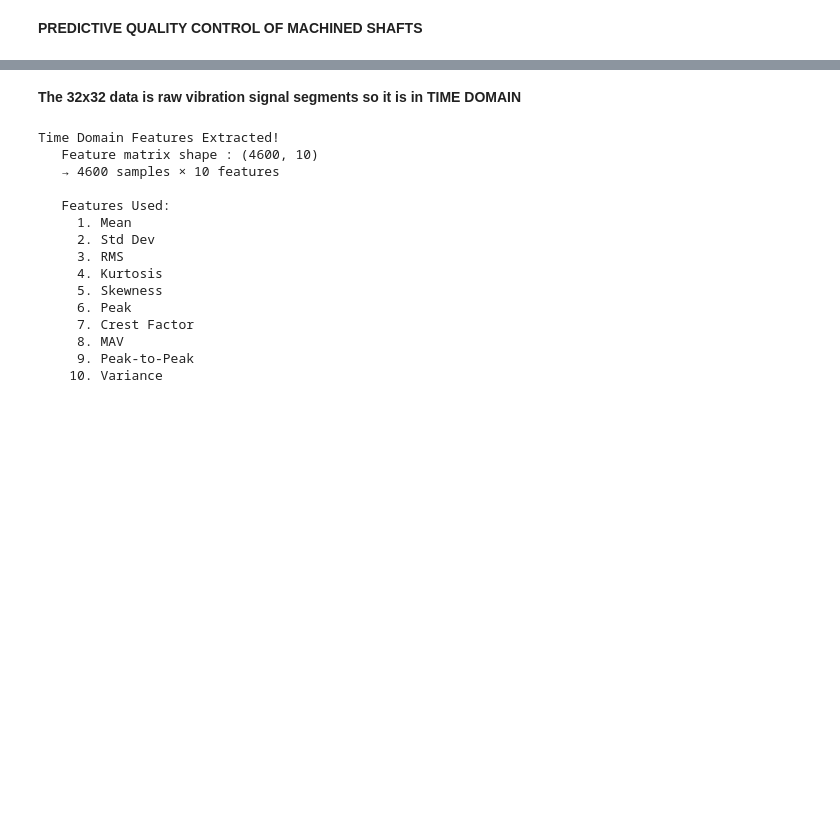
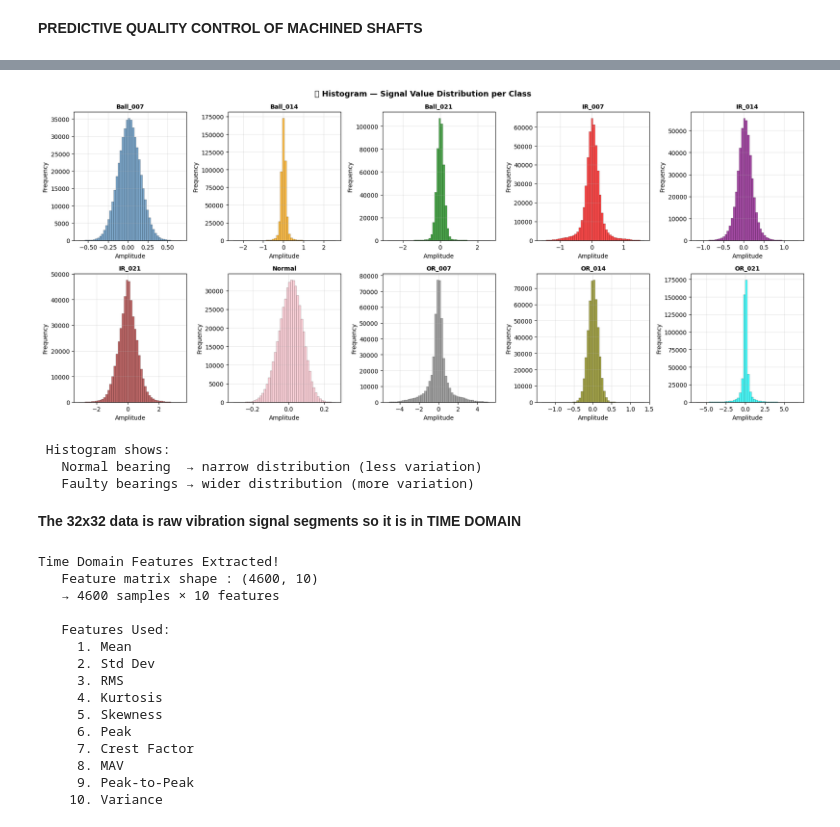
Before and after one commit to mahmed-maker/Predictive-Quality-Control-of-Machined-Shafts, a Jupyter notebook: CAPSTONE_PROJECT.ipynb, the cells around one changed output, grey strips where cells are left out. Saved outputs shown, nothing was run; the diff lists cells and outputs as text; code cells hidden in the pictures; blank space fills up the shorter version.

```diff
--- a/CAPSTONE_PROJECT.ipynb
+++ b/CAPSTONE_PROJECT.ipynb
@@ -113,3 +225,34 @@ Saving CWRU_48k_load_1_CNN_data.npz to CWRU_48k_load_1_CNN_data (1).npz
+# %%
+# Histogram of signal values per class
+fig, axes = plt.subplots(2, 5, figsize=(18, 8))
+
+colors = ['steelblue','orange','green','red','purple',
+          'brown','pink','gray','olive','cyan']
+
+for ax, cls, color in zip(axes.flatten(), classes, colors):
+    idx        = np.where(y == cls)[0]
+    class_data = X[idx].flatten()
+    ax.hist(class_data, bins=50,
+            color=color, alpha=0.7,
+            edgecolor='black', linewidth=0.3)
+    ax.set_title(cls, fontsize=10, fontweight='bold')
+    ax.set_xlabel('Amplitude')
+    ax.set_ylabel('Frequency')
+    ax.grid(alpha=0.3)
+
+plt.suptitle(' Histogram — Signal Value Distribution per Class',
+             fontsize=13, fontweight='bold')
+plt.tight_layout()
+plt.show()
+
+print(" Histogram shows:")
+print("   Normal bearing  → narrow distribution (less variation)")
+print("   Faulty bearings → wider distribution (more variation)")
+# %% [output]
+[figure, added]
+ Histogram shows:
+   Normal bearing  → narrow distribution (less variation)
+   Faulty bearings → wider distribution (more variation)
 # %% [markdown]
 **The 32x32 data is raw vibration signal segments so it is in TIME DOMAIN**
 # %%
```
Also changed, not shown: parts of 6 cells of this notebook.
